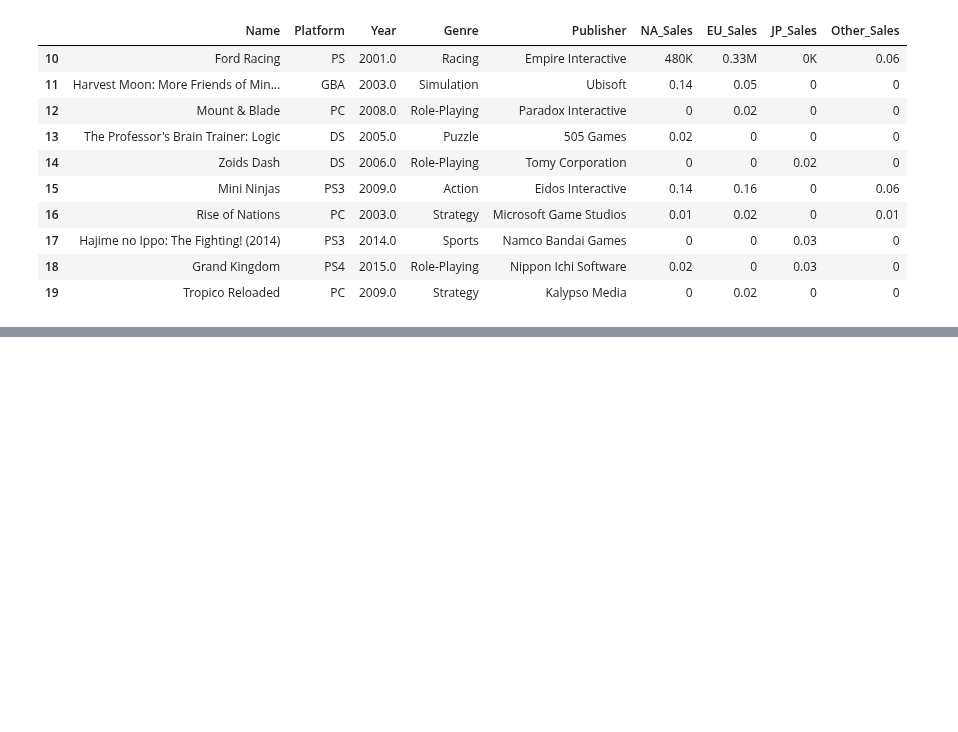
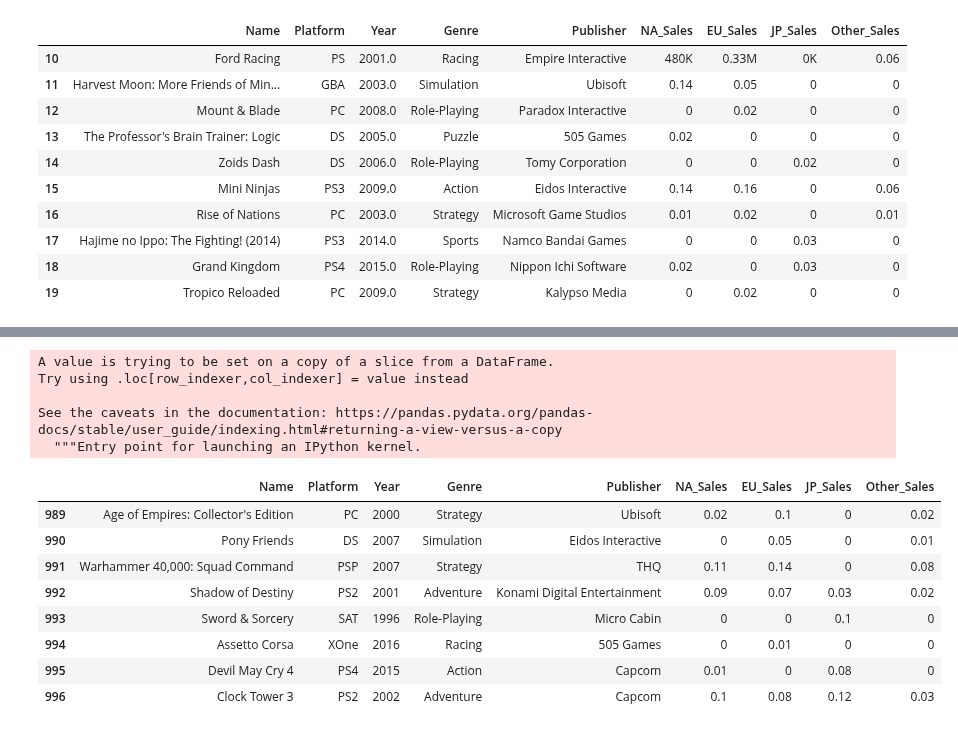
Before and after one commit to ohyunju/projects, a Jupyter notebook: project1/Project1.ipynb, the cells around one changed output, grey strips where cells are left out. Cells and saved outputs as stored; diff of their text form; code cells hidden in the pictures; blank space fills up the shorter version.

```diff
--- a/project1/Project1.ipynb
+++ b/project1/Project1.ipynb
@@ -140,0 +179,22 @@ See the caveats in the documentation: https://pandas.pydata.org/pandas-docs/stab
+# %%
+df2['Year'] = df2['Year'].astype(int)
+
+#for i in Sales:
+#  df2[i] = df2[i].astype(float)
+
+df2[970:978]
+# %% [output]
+A value is trying to be set on a copy of a slice from a DataFrame.
+Try using .loc[row_indexer,col_indexer] = value instead
+
+See the caveats in the documentation: https://pandas.pydata.org/pandas-docs/stable/user_guide/indexing.html#returning-a-view-versus-a-copy
+  """Entry point for launching an IPython kernel.
+|  | Name | Platform | Year | Genre | Publisher | NA_Sales | EU_Sales | JP_Sales | Other_Sales |
+| 989 | Age of Empires: Collector's Edition | PC | 2000 | Strategy | Ubisoft | 0.02 | 0.1 | 0 | 0.02 |
+| 990 | Pony Friends | DS | 2007 | Simulation | Eidos Interactive | 0 | 0.05 | 0 | 0.01 |
+| 991 | Warhammer 40,000: Squad Command | PSP | 2007 | Strategy | THQ | 0.11 | 0.14 | 0 | 0.08 |
+| 992 | Shadow of Destiny | PS2 | 2001 | Adventure | Konami Digital Entertainment | 0.09 | 0.07 | 0.03 | 0.02 |
+| 993 | Sword & Sorcery | SAT | 1996 | Role-Playing | Micro Cabin | 0 | 0 | 0.1 | 0 |
+| 994 | Assetto Corsa | XOne | 2016 | Racing | 505 Games | 0 | 0.01 | 0 | 0 |
+| 995 | Devil May Cry 4 | PS4 | 2015 | Action | Capcom | 0.01 | 0 | 0.08 | 0 |
+| 996 | Clock Tower 3 | PS2 | 2002 | Adventure | Capcom | 0.1 | 0.08 | 0.12 | 0.03 |
```
Also changed, not shown: parts of 3 cells of this notebook.
